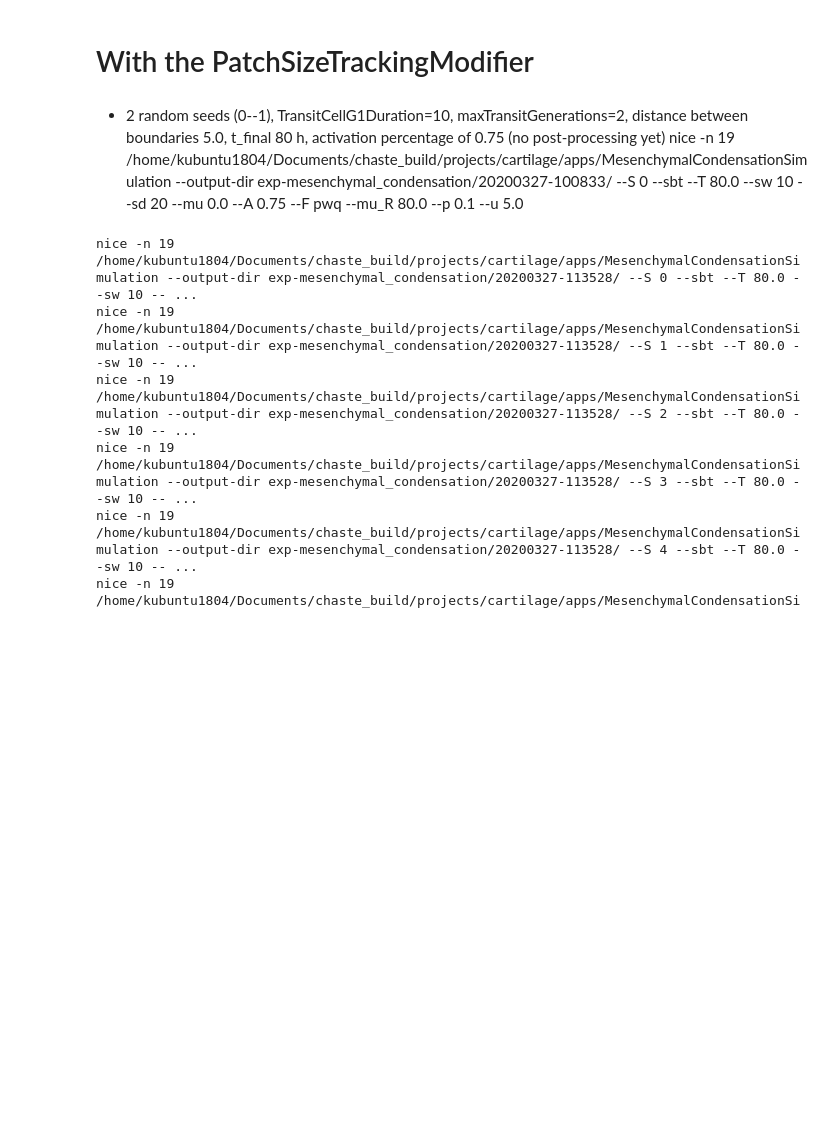
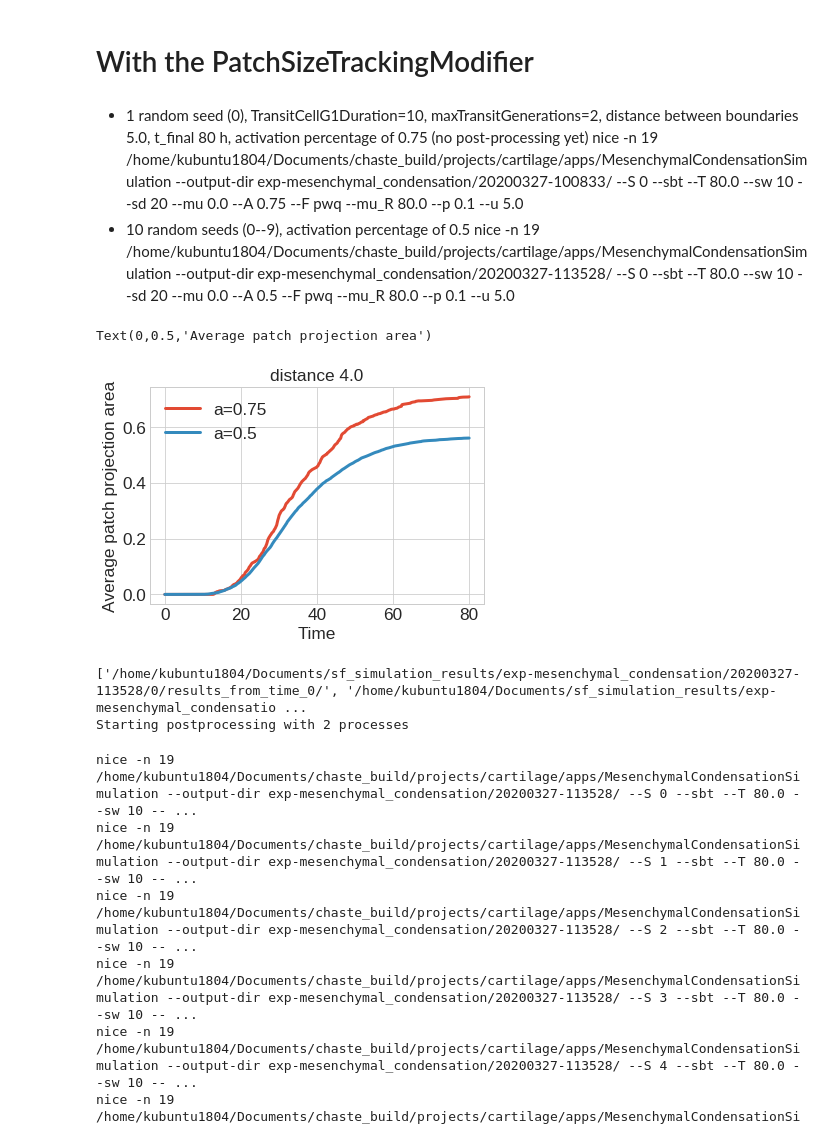
Before and after one commit to somathias/CartilageCBM, a Jupyter notebook: exp-mesenchymal_condensation.ipynb, the cells around one changed output. Drawn from its saved outputs; the diff is of its cells as text; code cells hidden in the pictures; blank space fills up the shorter version.

```diff
--- a/exp-mesenchymal_condensation.ipynb
+++ b/exp-mesenchymal_condensation.ipynb
@@ -332,8 +332,46 @@ Text(0,0.5,'Average patch projection area')
 # %% [markdown]
 # With the PatchSizeTrackingModifier
 # %% [markdown]
-- 2 random seeds (0--1), TransitCellG1Duration=10, maxTransitGenerations=2, distance between boundaries 5.0, t_final 80 h, activation percentage of 0.75 (no post-processing yet)
+- 1 random seed (0), TransitCellG1Duration=10, maxTransitGenerations=2, distance between boundaries 5.0, t_final 80 h, activation percentage of 0.75 (no post-processing yet)
         nice -n 19 /home/kubuntu1804/Documents/chaste_build/projects/cartilage/apps/MesenchymalCondensationSimulation --output-dir exp-mesenchymal_condensation/20200327-100833/ --S 0 --sbt --T 80.0 --sw 10 --sd 20 --mu 0.0 --A 0.75 --F pwq --mu_R 80.0 --p 0.1 --u 5.0
+- 10 random seeds (0--9), activation percentage of 0.5
+        nice -n 19 /home/kubuntu1804/Documents/chaste_build/projects/cartilage/apps/MesenchymalCondensationSimulation --output-dir exp-mesenchymal_condensation/20200327-113528/ --S 0 --sbt --T 80.0 --sw 10 --sd 20 --mu 0.0 --A 0.5 --F pwq --mu_R 80.0 --p 0.1 --u 5.0
+# %%
+dir_directed = 'exp-mesenchymal_condensation/20200327-100833/'
+dir_random = 'exp-mesenchymal_condensation/20200327-113528/'
+
+# time steps are consistent across runs, so it's sufficient to load them from a single path
+times_d, coords_d = sm.read_in_data('/home/kubuntu1804/Documents/sf_simulation_results/'+dir_directed + '0/results_from_time_0/')
+
+ppa_av_d = np.zeros(times_d.shape)
+for seed in range(1):
+    ppa_av_d = ppa_av_d + np.loadtxt('/home/kubuntu1804/Documents/sf_simulation_results/'+dir_directed+str(seed)+'/results_from_time_0/metrics_results/data_patch_projection_area_av.txt', dtype=float)
+ppa_av_d = ppa_av_d /1
+
+# time steps are consistent across runs, so it's sufficient to load them from a single path
+times_r, coords_r = sm.read_in_data('/home/kubuntu1804/Documents/sf_simulation_results/'+dir_random + '0/results_from_time_0/')
+
+ppa_av_r = np.zeros(times_r.shape)
+for seed in range(10):
+    ppa_av_r = ppa_av_r + np.loadtxt('/home/kubuntu1804/Documents/sf_simulation_results/'+dir_random+str(seed)+'/results_from_time_0/metrics_results/data_patch_projection_area_av.txt', dtype=float)
+ppa_av_r = ppa_av_r /10
+
+
+plt.plot(times_d, ppa_av_d, label='a=0.75')
+plt.plot(times_r, ppa_av_r, label='a=0.5')
+plt.legend()
+plt.title('distance 4.0')
+plt.xlabel('Time')
+plt.ylabel('Average patch projection area')
+# %% [output]
+Text(0,0.5,'Average patch projection area')
+[figure, added]
+# %%
+dire = 'exp-mesenchymal_condensation/20200327-113528/'
+de.run_postprocessing_multiple_random_seeds(10, dire)
+# %% [output]
+['/home/kubuntu1804/Documents/sf_simulation_results/exp-mesenchymal_condensation/20200327-113528/0/results_from_time_0/', '/home/kubuntu1804/Documents/sf_simulation_results/exp-mesenchymal_condensatio ...
+Starting postprocessing with 2 processes
 # %%
 output_directory = 'exp-mesenchymal_condensation/' + time.strftime("%Y%m%d-%H%M%S") +'/'
 flags = ' --sbt' # synchronized birth times
```
Also changed, not shown: 1 other file.
